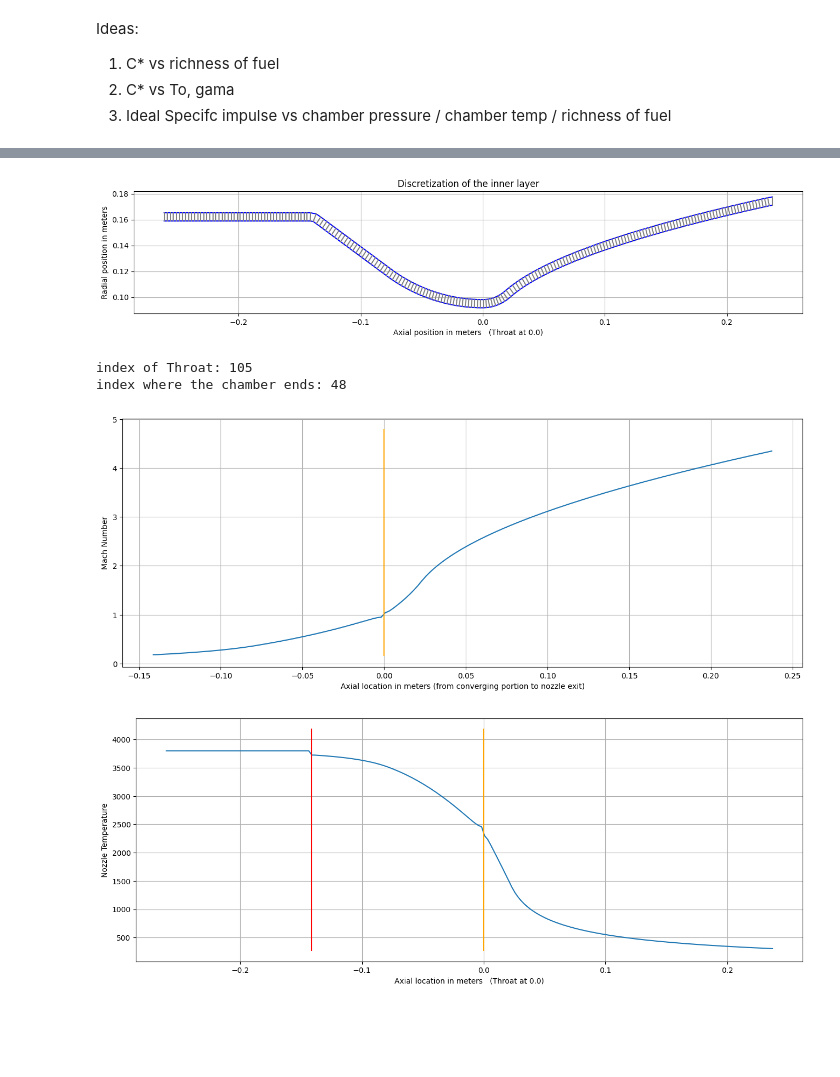
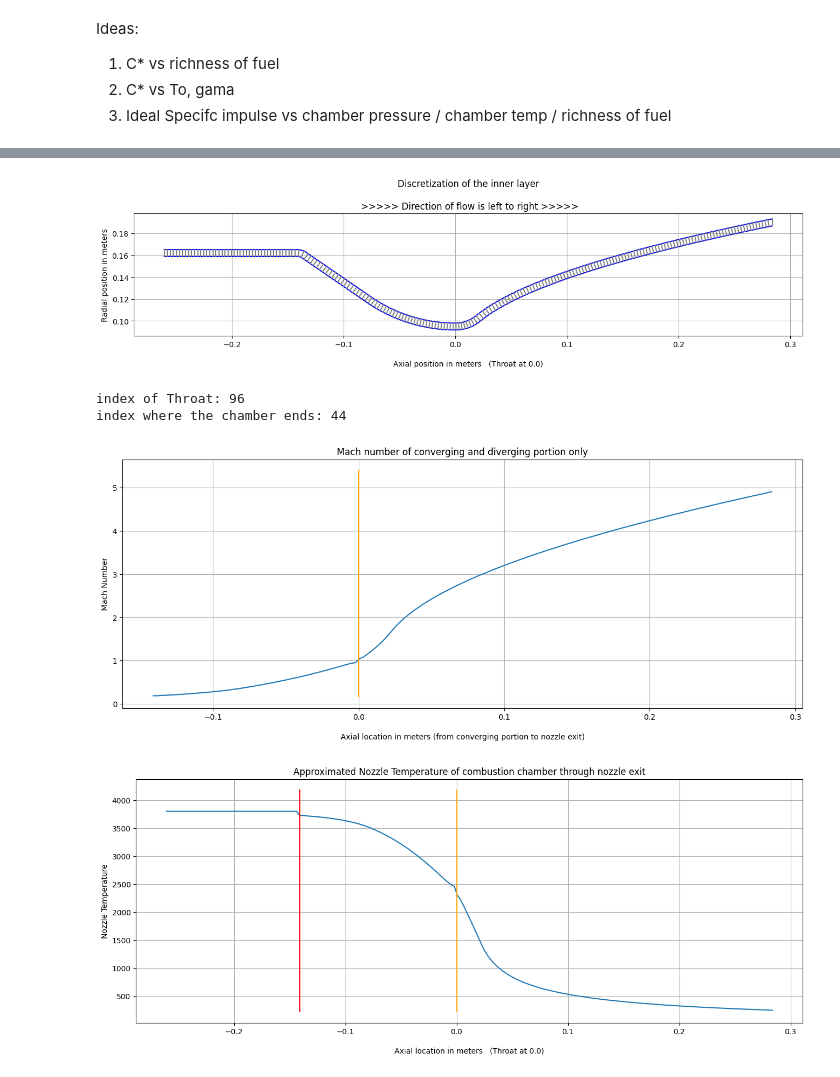
Before and after one commit to mikeortiz5190/Basic-Portfolio, a Jupyter notebook: Nozzle_Design_Code_6_One_trapizoid_node_Segments_ALL_LAYERS_Implicit_Opposite_flow_cooling_.ipynb, the cells around one changed output, grey strips where cells are left out. Saved outputs shown, nothing was run; the diff lists cells and outputs as text; code cells hidden in the pictures; blank space fills up the shorter version.

```diff
--- a/Nozzle_Design_Code_6_One_trapizoid_node_Segments_ALL_LAYERS_Implicit_Opposite_flow_cooling_.ipynb
+++ b/Nozzle_Design_Code_6_One_trapizoid_node_Segments_ALL_LAYERS_Implicit_Opposite_flow_cooling_.ipynb
@@ -66,7 +66,7 @@ R_universal = 8314.46
 R = R_universal/M
 
 #Atmospheric pressure at design conditions:
-p2_design = 30000 #9144 meters, height of mt everest
+p2_design = 20000
 Pressure_ratio = p2_design/Po
 print(f'Pressure Ratio: {Pressure_ratio}')
 
@@ -452,23 +452,23 @@ f.close()
 # %%
 figure(figsize=(16, 3), dpi=100)
 s1=0
 s2=len(nodes_x)
 plt.plot(nodes_x[s1:s2],nodes_y[s1:s2], color='blue')
 plt.plot(outer_x[s1:s2],outer_y[s1:s2], color='blue')
 #plt.scatter(nodes_x[s1:s2],nodes_y[s1:s2], color='orange')
 #plt.scatter(outer_x[s1:s2],outer_y[s1:s2], color='orange')
 #plt.scatter(nodes_x[59],nodes_y[59])
 
 for i in range(s1,s2):
   plt.plot([nodes_x[i], outer_x[i]], [nodes_y[i], outer_y[i]], color = 'grey')
 
 plt.grid()
-plt.title('Discretization of the inner layer')
-plt.xlabel('Axial position in meters   (Throat at 0.0)')
+plt.title('Discretization of the inner layer\n\n >>>>> Direction of flow is left to right >>>>>')
+plt.xlabel('\nAxial position in meters   (Throat at 0.0)')
 plt.ylabel('Radial position in meters')
 plt.show()
 # %% [output]
-[figure, old version]
+[figure, new version]
 # %%
 #mach numbers from throat to exit
 throat_index = 0
@@ -509,18 +509,19 @@ for r in nodes_y[end_of_chamber_index:throat_index]:
 
 M=M1+M2
 # %% [output]
-index of Throat: 105
-index where the chamber ends: 48
+index of Throat: 96
+index where the chamber ends: 44
 # %%
 figure(figsize=(16, 6), dpi=100)
 plt.plot(nodes_x[end_of_chamber_index:], M)
 plt.plot([0,0],[0.9*min(M), 1.1*max(M)], color = 'orange')
 plt.grid()
+plt.title('Mach number of converging and diverging portion only')
 plt.ylabel('Mach Number')
-plt.xlabel('Axial location in meters (from converging portion to nozzle exit)')
+plt.xlabel('\nAxial location in meters (from converging portion to nozzle exit)')
 plt.show()
 # %% [output]
-[figure, old version]
+[figure, new version]
 # %%
 T_nozzle = [To/(1+0.5*(g-1)*i**2) for i in M]
 qq=len(T_nozzle)
@@ -533,11 +534,12 @@ plt.plot(nodes_x, T_nozzle)
 plt.plot([0,0],[0.9*min(T_nozzle), 1.1*max(T_nozzle)], color = 'orange')
 plt.plot([nodes_x[end_of_chamber_index],nodes_x[end_of_chamber_index]],[0.9*min(T_nozzle), 1.1*max(T_nozzle)], color = 'red')
 plt.grid()
+plt.title('Approximated Nozzle Temperature of combustion chamber through nozzle exit')
 plt.ylabel('Nozzle Temperature')
-plt.xlabel('Axial location in meters   (Throat at 0.0)')
+plt.xlabel('\nAxial location in meters   (Throat at 0.0)')
 plt.show()
 # %% [output]
-[figure, old version]
+[figure, new version]
 # %%
 #T_nozzle
 # %%
```
Also changed, not shown: parts of 19 cells of this notebook.
